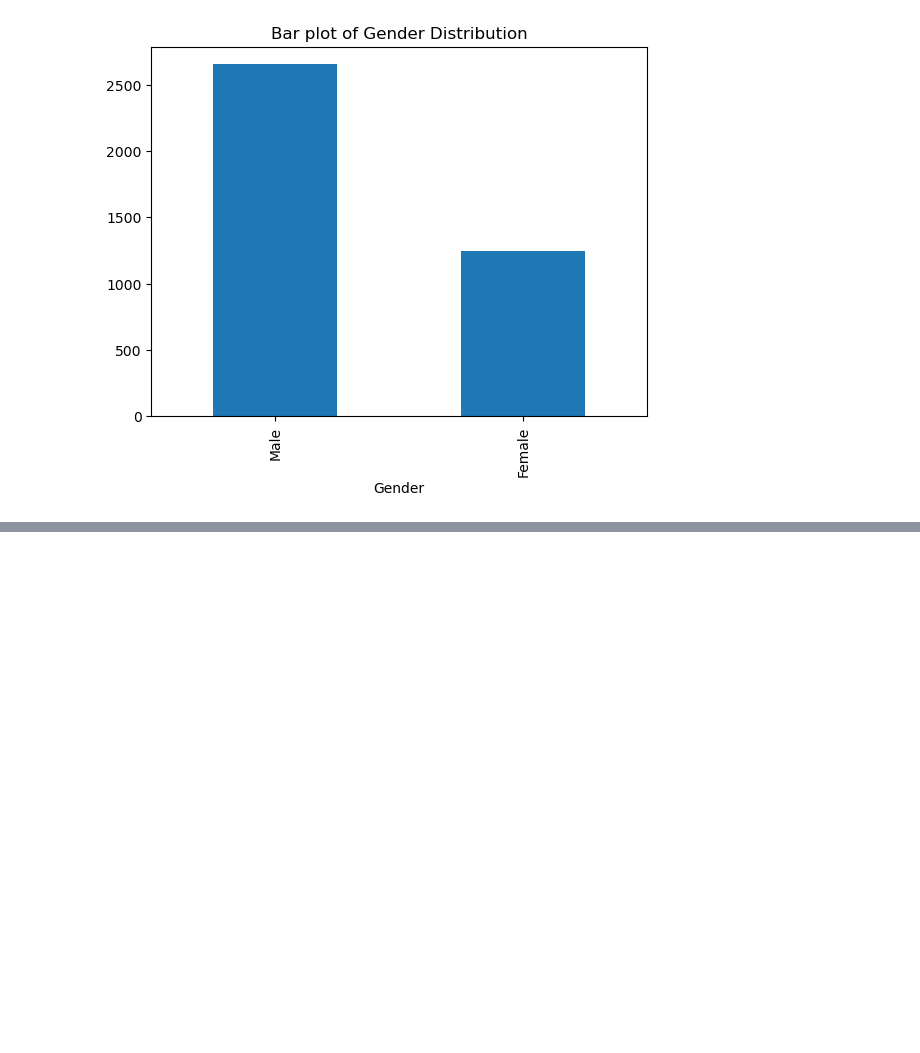
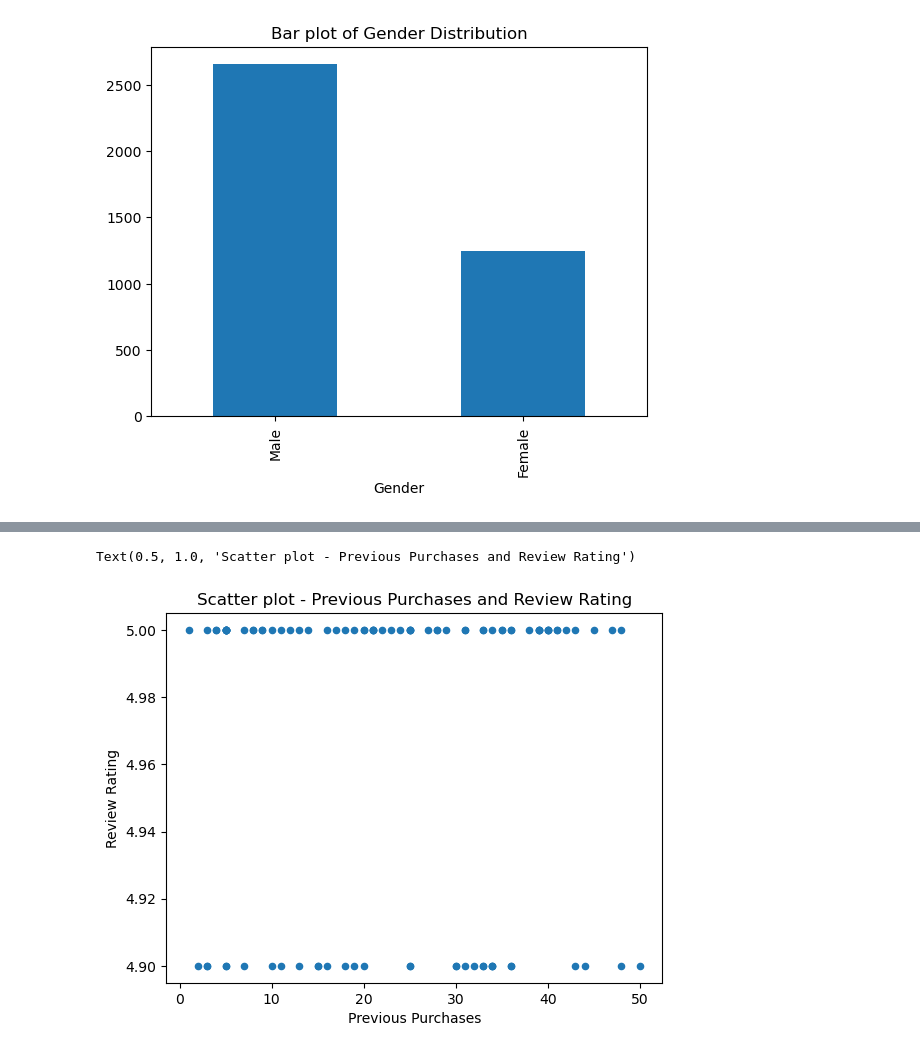
Before and after one commit to samwanyua/Shopping-Trends-Exploratory-Data-Analysis-EDA-Project, a Jupyter notebook: notebook.ipynb, the cells around one changed output, grey strips where cells are left out. Drawn from its saved outputs; the diff is of its cells as text; code cells hidden in the pictures; blank space fills up the shorter version.

```diff
--- a/notebook.ipynb
+++ b/notebook.ipynb
@@ -113,0 +146,6 @@ Name: Purchase Amount (USD), dtype: float64
+# %%
+data.head(100).plot(x="Previous Purchases", y="Review Rating", kind="scatter")
+plt.title("Scatter plot - Previous Purchases and Review Rating")
+# %% [output]
+Text(0.5, 1.0, 'Scatter plot - Previous Purchases and Review Rating')
+[figure, added]
```
Also changed, not shown: parts of 5 cells of this notebook.
